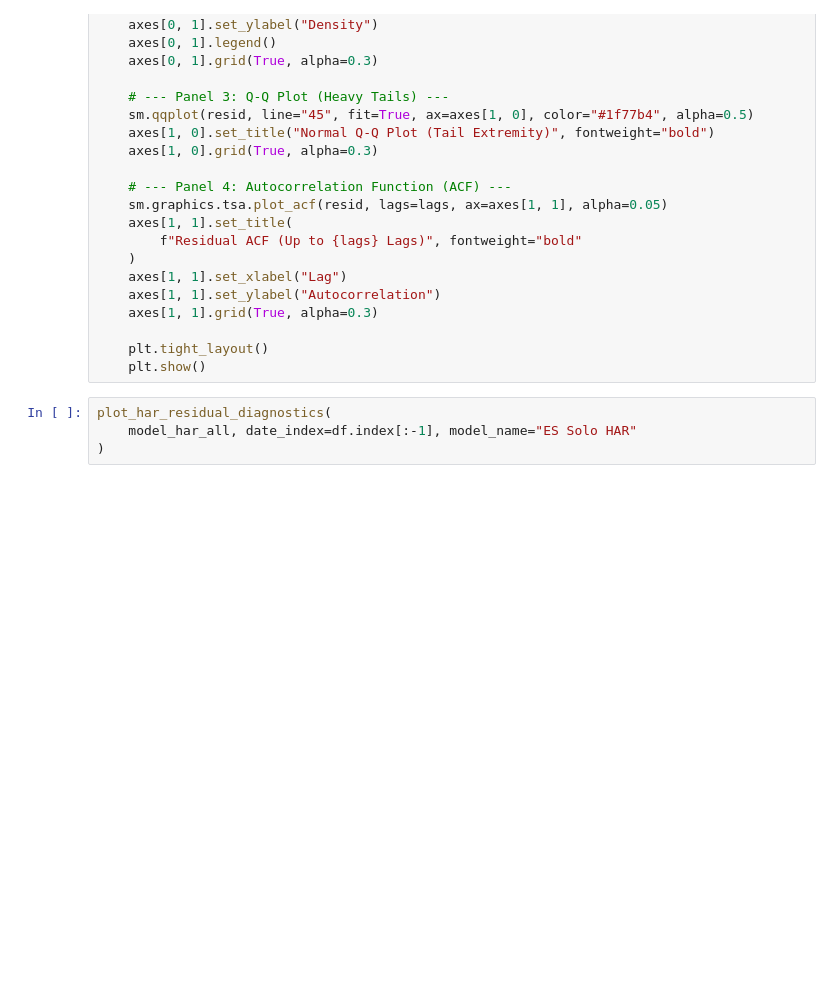
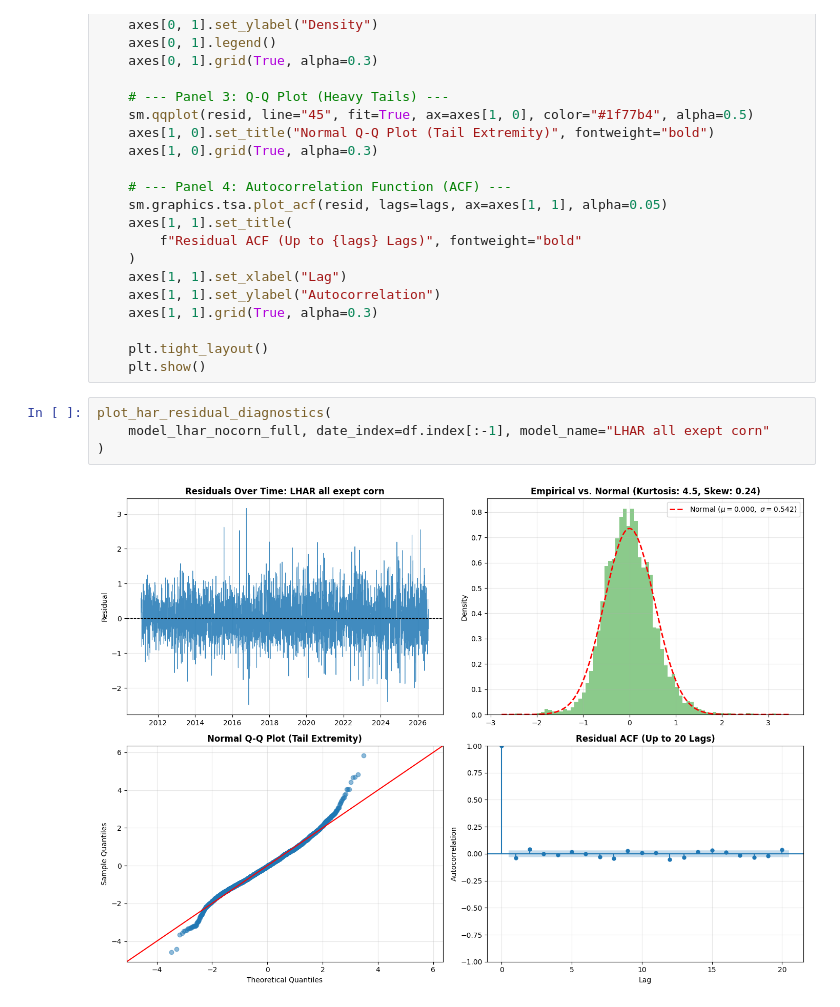
Before and after one commit to Deangr-econ/Quant_methods_project, a Jupyter notebook: HAR_QTFE.ipynb, the cells around one changed output. Saved outputs shown, nothing was run; the diff lists cells and outputs as text; blank space fills up the shorter version.

```diff
--- a/HAR_QTFE.ipynb
+++ b/HAR_QTFE.ipynb
@@ -564,5 +525,7 @@ def plot_har_residual_diagnostics(
     plt.show()
 # %%
 plot_har_residual_diagnostics(
-    model_har_all, date_index=df.index[:-1], model_name="ES Solo HAR"
+    model_lhar_nocorn_full, date_index=df.index[:-1], model_name="LHAR all exept corn"
 )
+# %% [output]
+[figure, added]
```
Also changed, not shown: parts of 14 cells of this notebook.
